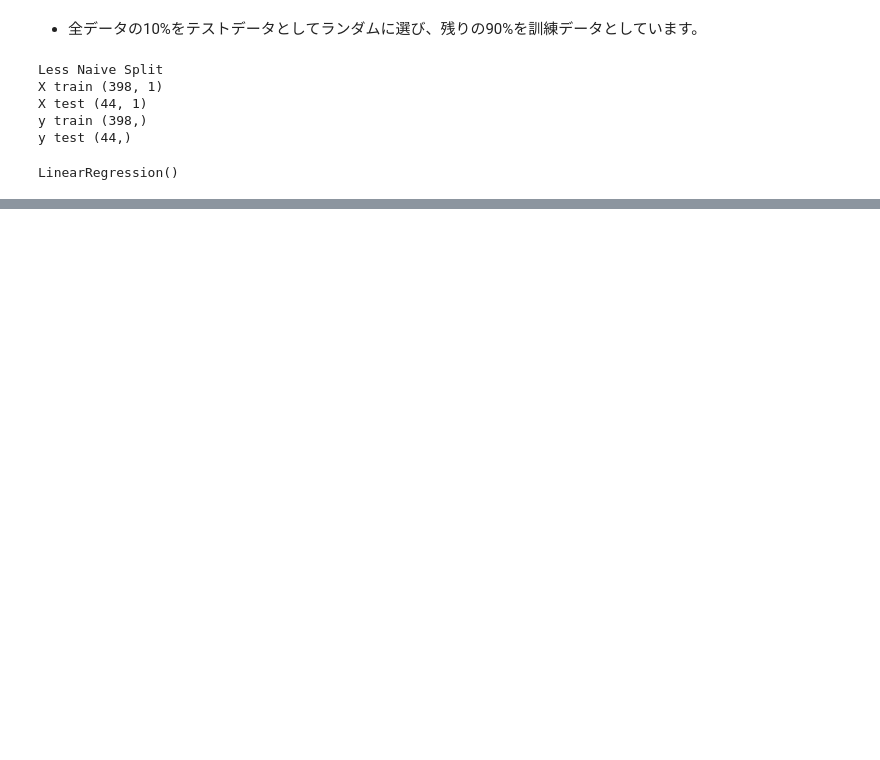
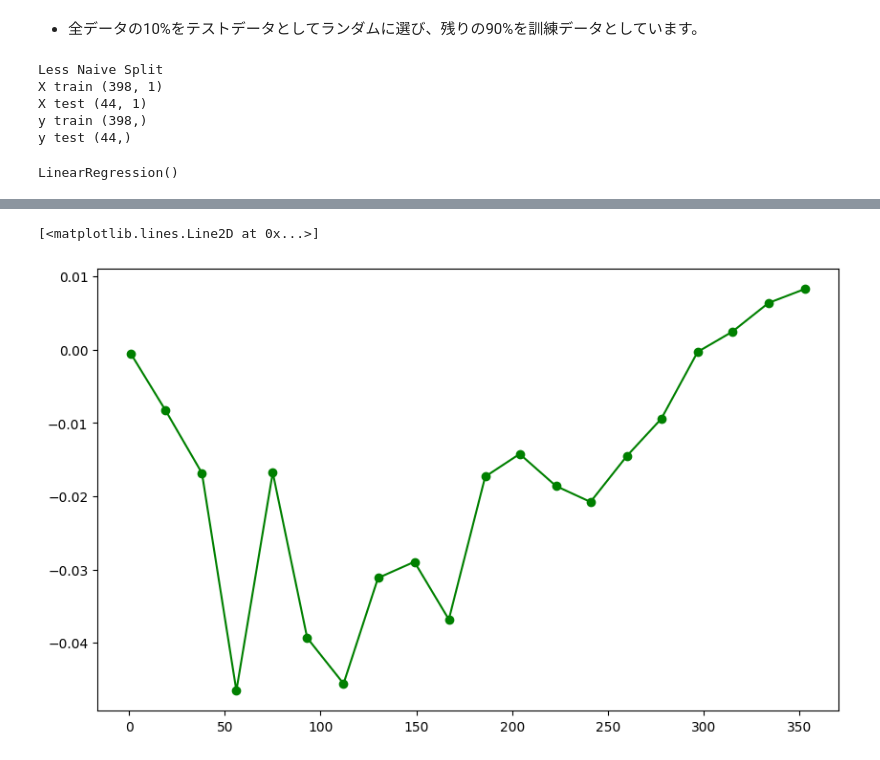
Before and after one commit to soso0024/python-ARTIN, a Jupyter notebook: HomeWork/DatasetsForRegression.ipynb, the cells around one changed output, grey strips where cells are left out. Drawn from its saved outputs; the diff is of its cells as text; code cells hidden in the pictures; blank space fills up the shorter version.

```diff
--- a/HomeWork/DatasetsForRegression.ipynb
+++ b/HomeWork/DatasetsForRegression.ipynb
@@ -183,0 +193,2 @@ plt.show()
+# %%
+regr.fit(X_train_subset, y_train_subset)
@@ -183,0 +197,3 @@ plt.show()
+# %%
+X_test_subset = X_test[:, :1]
+test_score = regr.score(X_test_subset, y_test)
@@ -183,0 +204,20 @@ plt.show()
+# %%
+# 訓練データセットのサイズを段階的に増やしながらモデルのパフォーマンスを記録する
+train_sizes = np.linspace(1, X_train.shape[0], 20).astype(int)  # 訓練データのサイズの配列
+test_scores = []  # テストスコアを記録するリスト
+# %%
+## 訓練データのサイズごとにモデルをトレーニングし、テストスコアを記録
+for size in train_sizes:
+    # 訓練データのサブセット
+    X_train_subset = X_train[:size, :1]  # 特徴量の選択
+                                           # bmiを選択する場合は, [:size, 2:3]と記述する
+    y_train_subset = y_train[:size]
+
+    # モデルをトレーニング
+    regr.fit(X_train_subset, y_train_subset)
+
+    # テストスコアを計算してリストに追加
+    test_scores.append(regr.score(X_test_subset, y_test))
+
+# 訓練データのサイズと対応するテストスコア
+train_sizes, test_scores
@@ -183,0 +242,6 @@ plt.show()
+# %%
+plt.figure(figsize=(10, 6))
+plt.plot(train_sizes, test_scores, marker='o', linestyle='-', color='green')
+# %% [output]
+[<matplotlib.lines.Line2D at 0x...>]
+[figure, added]
```
Also changed, not shown: parts of 16 cells of this notebook, 1 other file.
